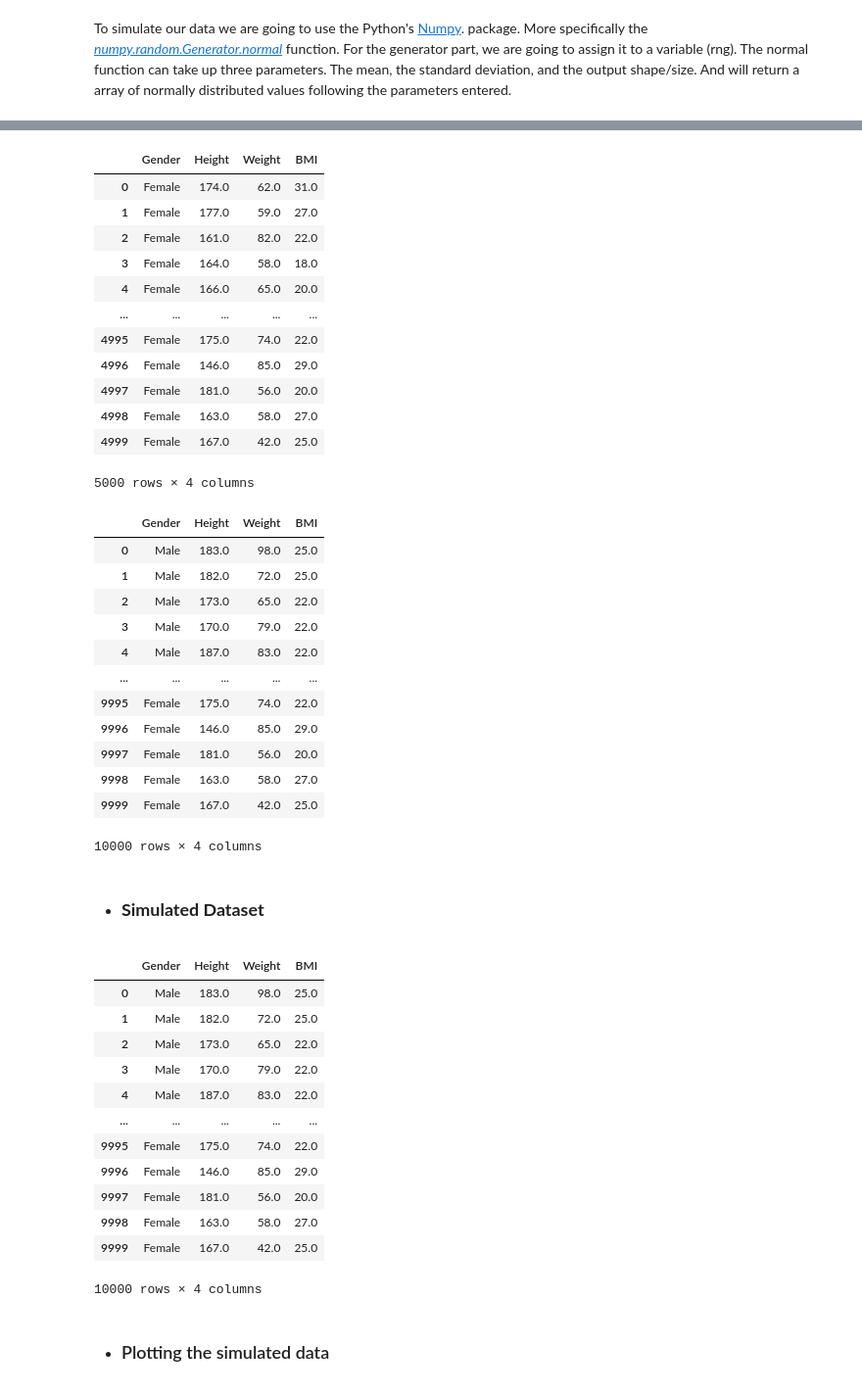
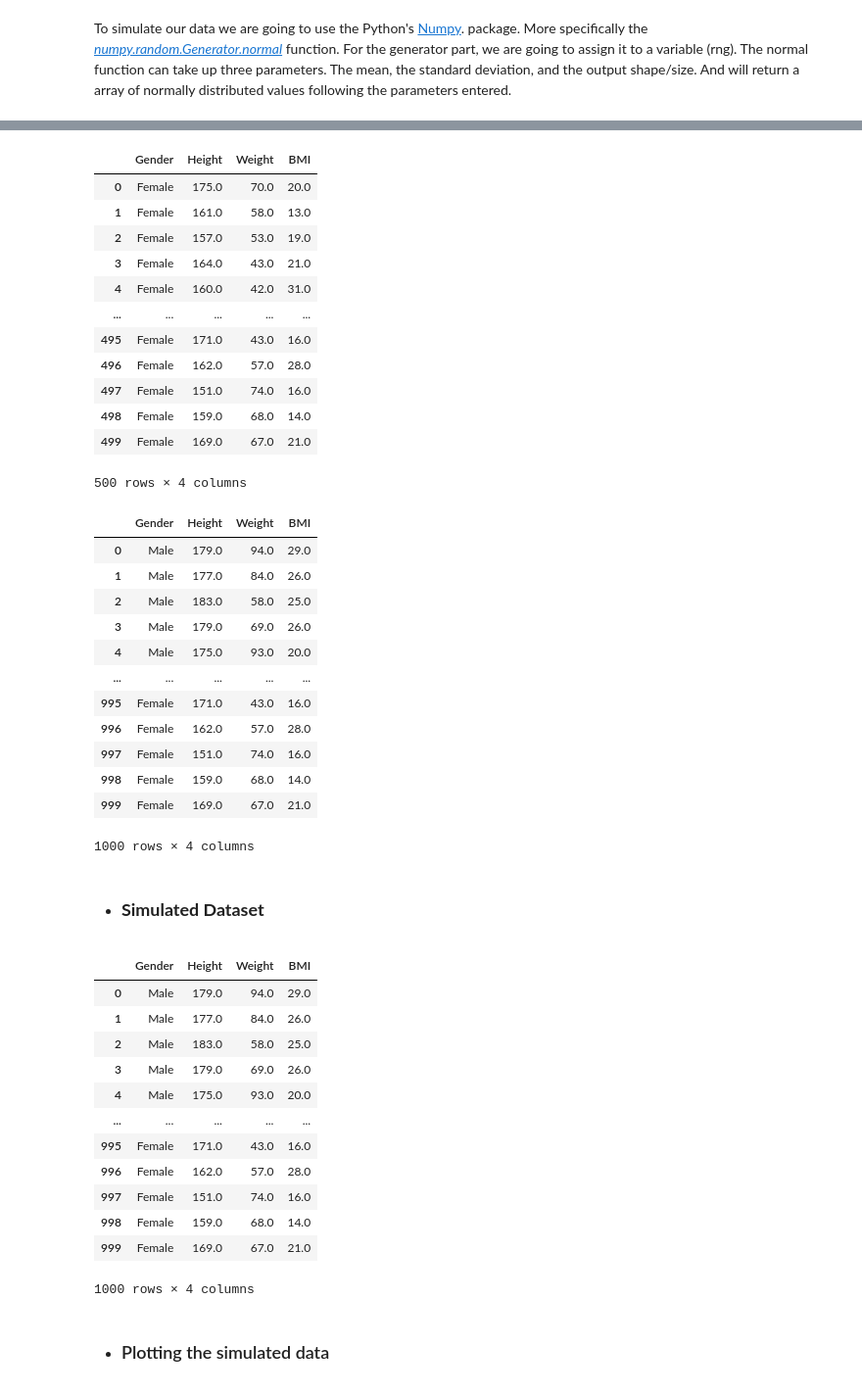
Before and after one commit to ReRiva/PfDA-Assignment, a Jupyter notebook: ProgfDA_Project.ipynb, the cells around one changed output, grey strips where cells are left out. Shown: that part at 98% size. Saved outputs shown, nothing was run; the diff lists cells and outputs as text; code cells hidden in the pictures.

```diff
--- a/ProgfDA_Project.ipynb
+++ b/ProgfDA_Project.ipynb
@@ -361,11 +364,12 @@ To simulate our data we are going to use the Python's [Numpy](https://numpy.org/
 # %%
 # https://numpy.org/doc/stable/reference/generated/numpy.sort.html
 # Initializing the Random Generator
-rng = np.random.default_rng()
+# Seed add for Z score calculation, remove to make it random again.
+rng = np.random.default_rng(0)
 
 
 #Simulating values for males height, weight and BMI
-size = 5000
+size = 500
 male= ['Male']
 
 m_normal_height = rng.normal(loc=h_mean_males, scale=h_std_males, size=size)
@@ -419,18 +423,18 @@ df_female = df_female.round(0)
 df_female
 # %% [output]
 |  | Gender | Height | Weight | BMI |
-| 0 | Female | 174.0 | 62.0 | 31.0 |
-| 1 | Female | 177.0 | 59.0 | 27.0 |
-| 2 | Female | 161.0 | 82.0 | 22.0 |
-| 3 | Female | 164.0 | 58.0 | 18.0 |
-| 4 | Female | 166.0 | 65.0 | 20.0 |
+| 0 | Female | 175.0 | 70.0 | 20.0 |
+| 1 | Female | 161.0 | 58.0 | 13.0 |
+| 2 | Female | 157.0 | 53.0 | 19.0 |
+| 3 | Female | 164.0 | 43.0 | 21.0 |
+| 4 | Female | 160.0 | 42.0 | 31.0 |
 | ... | ... | ... | ... | ... |
-| 4995 | Female | 175.0 | 74.0 | 22.0 |
-| 4996 | Female | 146.0 | 85.0 | 29.0 |
-| 4997 | Female | 181.0 | 56.0 | 20.0 |
-| 4998 | Female | 163.0 | 58.0 | 27.0 |
-| 4999 | Female | 167.0 | 42.0 | 25.0 |
+| 495 | Female | 171.0 | 43.0 | 16.0 |
+| 496 | Female | 162.0 | 57.0 | 28.0 |
+| 497 | Female | 151.0 | 74.0 | 16.0 |
+| 498 | Female | 159.0 | 68.0 | 14.0 |
+| 499 | Female | 169.0 | 67.0 | 21.0 |
-5000 rows × 4 columns
+500 rows × 4 columns
 # %%
 # Concatenating both DF
 simulated_df = pd.concat([df_male, df_female], ignore_index=True)
@@ -438,39 +442,39 @@ simulated_df = pd.concat([df_male, df_female], ignore_index=True)
 simulated_df
 # %% [output]
 |  | Gender | Height | Weight | BMI |
-| 0 | Male | 183.0 | 98.0 | 25.0 |
-| 1 | Male | 182.0 | 72.0 | 25.0 |
-| 2 | Male | 173.0 | 65.0 | 22.0 |
-| 3 | Male | 170.0 | 79.0 | 22.0 |
-| 4 | Male | 187.0 | 83.0 | 22.0 |
+| 0 | Male | 179.0 | 94.0 | 29.0 |
+| 1 | Male | 177.0 | 84.0 | 26.0 |
+| 2 | Male | 183.0 | 58.0 | 25.0 |
+| 3 | Male | 179.0 | 69.0 | 26.0 |
+| 4 | Male | 175.0 | 93.0 | 20.0 |
 | ... | ... | ... | ... | ... |
-| 9995 | Female | 175.0 | 74.0 | 22.0 |
-| 9996 | Female | 146.0 | 85.0 | 29.0 |
-| 9997 | Female | 181.0 | 56.0 | 20.0 |
-| 9998 | Female | 163.0 | 58.0 | 27.0 |
-| 9999 | Female | 167.0 | 42.0 | 25.0 |
+| 995 | Female | 171.0 | 43.0 | 16.0 |
+| 996 | Female | 162.0 | 57.0 | 28.0 |
+| 997 | Female | 151.0 | 74.0 | 16.0 |
+| 998 | Female | 159.0 | 68.0 | 14.0 |
+| 999 | Female | 169.0 | 67.0 | 21.0 |
-10000 rows × 4 columns
+1000 rows × 4 columns
 # %% [markdown]
 - ### **Simulated Dataset**
 # %%
-# Rounding the DF Values
-df = simulated_df
+
+s_df = simulated_df
 # %%
-df
+s_df
 # %% [output]
 |  | Gender | Height | Weight | BMI |
-| 0 | Male | 183.0 | 98.0 | 25.0 |
-| 1 | Male | 182.0 | 72.0 | 25.0 |
-| 2 | Male | 173.0 | 65.0 | 22.0 |
-| 3 | Male | 170.0 | 79.0 | 22.0 |
-| 4 | Male | 187.0 | 83.0 | 22.0 |
+| 0 | Male | 179.0 | 94.0 | 29.0 |
+| 1 | Male | 177.0 | 84.0 | 26.0 |
+| 2 | Male | 183.0 | 58.0 | 25.0 |
+| 3 | Male | 179.0 | 69.0 | 26.0 |
+| 4 | Male | 175.0 | 93.0 | 20.0 |
 | ... | ... | ... | ... | ... |
-| 9995 | Female | 175.0 | 74.0 | 22.0 |
-| 9996 | Female | 146.0 | 85.0 | 29.0 |
-| 9997 | Female | 181.0 | 56.0 | 20.0 |
-| 9998 | Female | 163.0 | 58.0 | 27.0 |
-| 9999 | Female | 167.0 | 42.0 | 25.0 |
+| 995 | Female | 171.0 | 43.0 | 16.0 |
+| 996 | Female | 162.0 | 57.0 | 28.0 |
+| 997 | Female | 151.0 | 74.0 | 16.0 |
+| 998 | Female | 159.0 | 68.0 | 14.0 |
+| 999 | Female | 169.0 | 67.0 | 21.0 |
-10000 rows × 4 columns
+1000 rows × 4 columns
 # %% [markdown]
 - ### Plotting the simulated data
 # %% [markdown]
```
Also changed, not shown: parts of 27 cells of this notebook, 1 other file.
